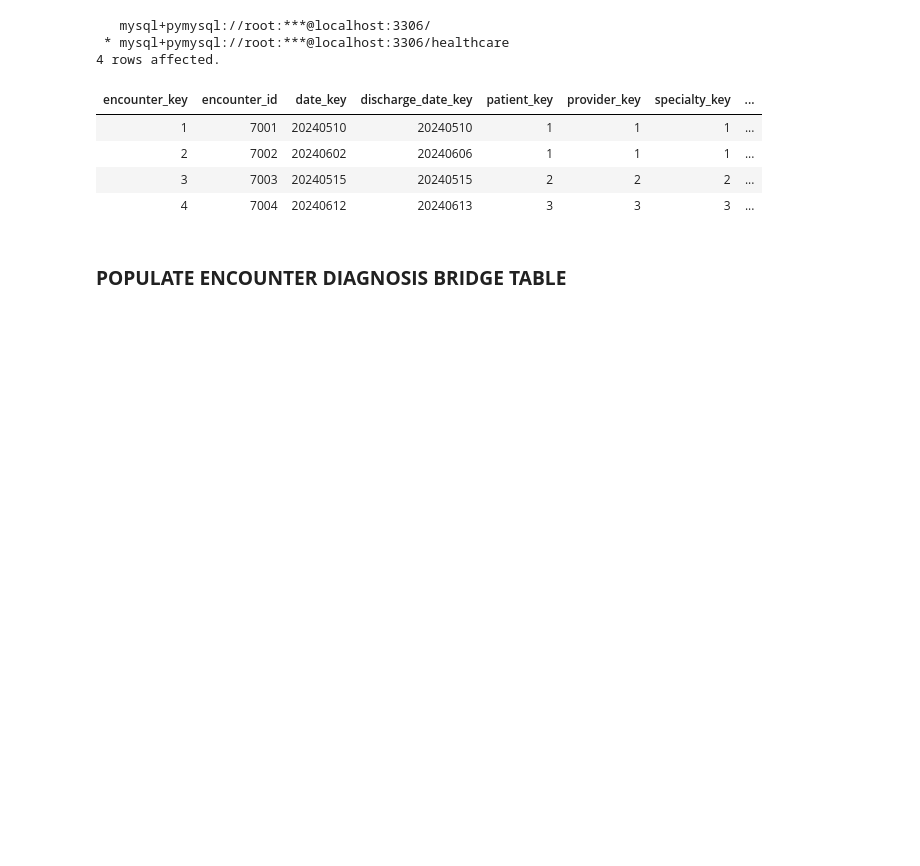
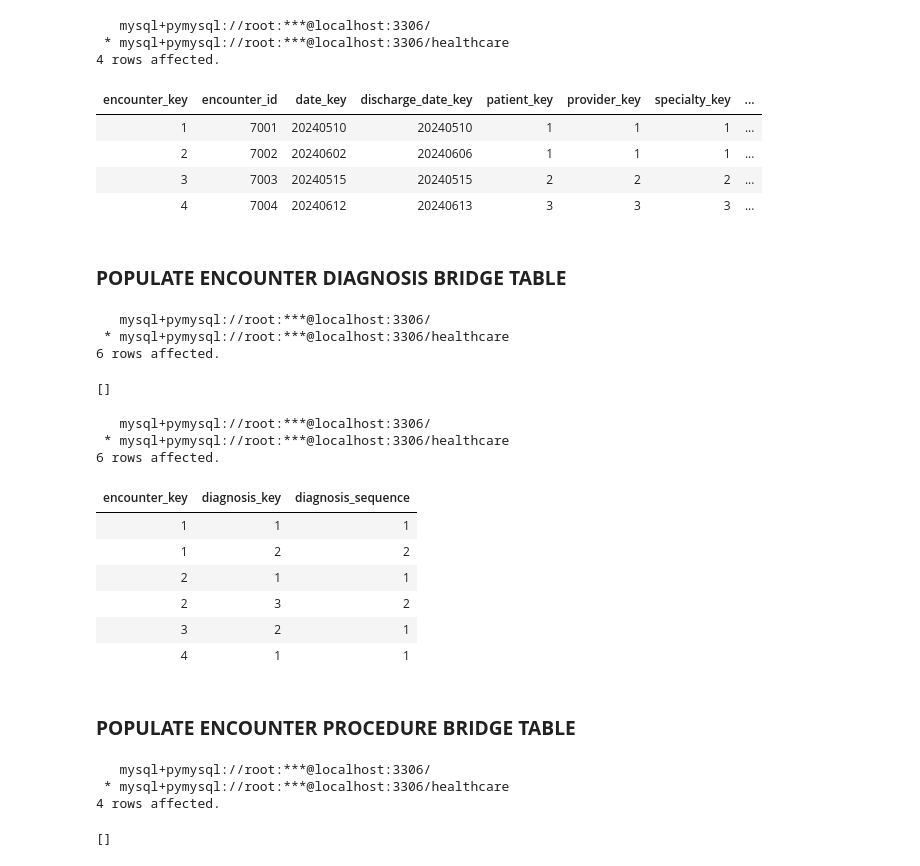
Before and after one commit to PercyAyimbilaNsolemna/Health_Analytics, a Jupyter notebook: Notebooks/healthcareAnalytics.ipynb, the cells around one changed output. Drawn from its saved outputs; the diff is of its cells as text; code cells hidden in the pictures; blank space fills up the shorter version.

```diff
--- a/Notebooks/healthcareAnalytics.ipynb
+++ b/Notebooks/healthcareAnalytics.ipynb
@@ -851,3 +888,42 @@ SELECT * FROM fact_encounter;
 | 4 | 7004 | 20240612 | 20240613 | 3 | 3 | 3 | ... |
 # %% [markdown]
 ### **POPULATE ENCOUNTER DIAGNOSIS BRIDGE TABLE**
+# %%
+#Reads the sql script
+populateEncounterDiagContent = read_sql_file(project_root / "OLAP" / "ETL" / "Bridge_Tables" / "populateEncounterDiag.sql")
+
+#Creates the orders table
+%sql $populateEncounterDiagContent;
+# %% [output]
+   mysql+pymysql://root:***@localhost:3306/
+ * mysql+pymysql://root:***@localhost:3306/healthcare
+6 rows affected.
+[]
+# %%
+%%sql
+
+SELECT * FROM bridge_encounter_diagnosis;
+# %% [output]
+   mysql+pymysql://root:***@localhost:3306/
+ * mysql+pymysql://root:***@localhost:3306/healthcare
+6 rows affected.
+| encounter_key | diagnosis_key | diagnosis_sequence |
+| 1 | 1 | 1 |
+| 1 | 2 | 2 |
+| 2 | 1 | 1 |
+| 2 | 3 | 2 |
+| 3 | 2 | 1 |
+| 4 | 1 | 1 |
+# %% [markdown]
+### **POPULATE ENCOUNTER PROCEDURE BRIDGE TABLE**
+# %%
+#Reads the sql script
+populateEncounterProContent = read_sql_file(project_root / "OLAP" / "ETL" / "Bridge_Tables" / "populateEncounterPro.sql")
+
+#Creates the orders table
+%sql $populateEncounterProContent;
+# %% [output]
+   mysql+pymysql://root:***@localhost:3306/
+ * mysql+pymysql://root:***@localhost:3306/healthcare
+4 rows affected.
+[]
```
Also changed, not shown: parts of 8 cells of this notebook, 1 other file.
